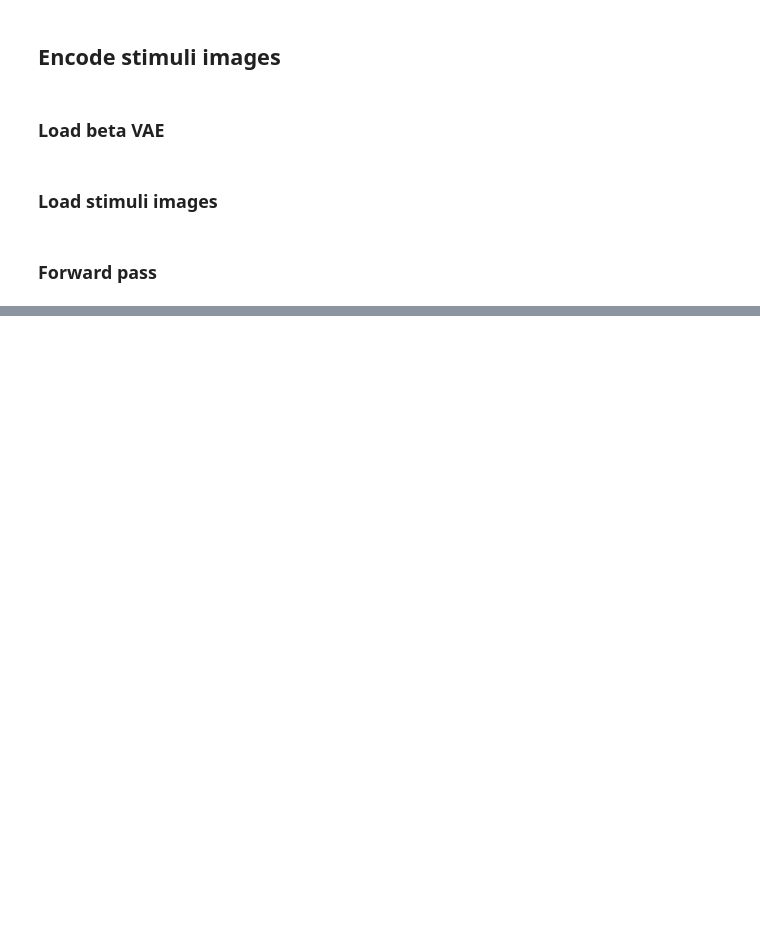
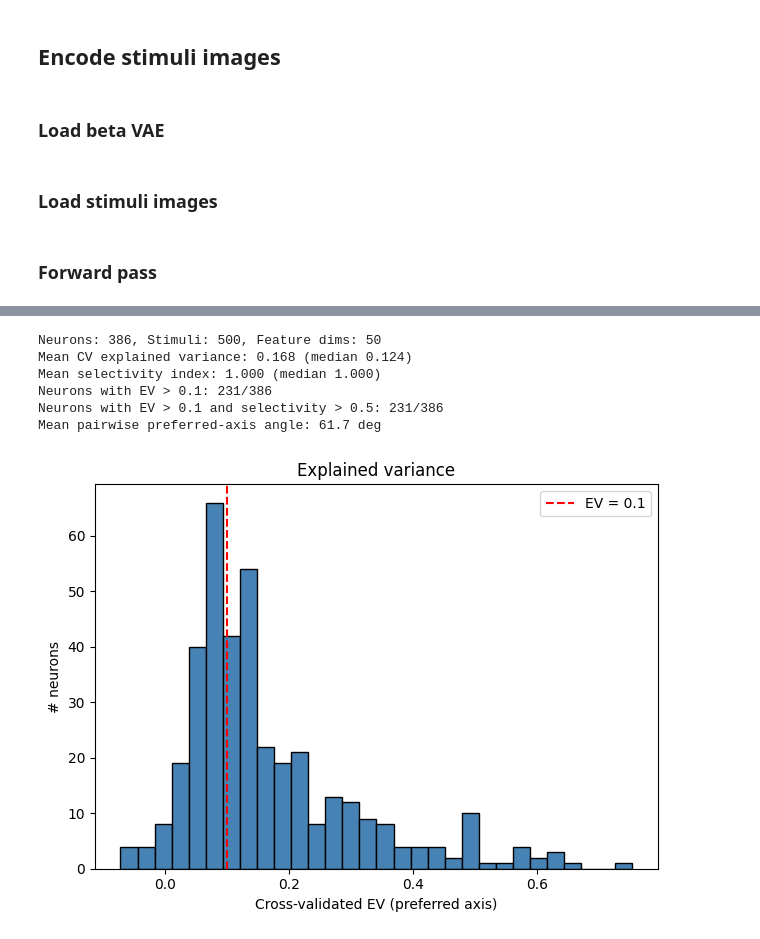
Before and after one commit to jhanliufu-personal/DiffusionBANMap, a Jupyter notebook: analysis/vae_neuron_alignment.ipynb, the cells around one changed output, grey strips where cells are left out. Cells and saved outputs as stored; diff of their text form; code cells hidden in the pictures; blank space fills up the shorter version.

```diff
--- a/analysis/vae_neuron_alignment.ipynb
+++ b/analysis/vae_neuron_alignment.ipynb
@@ -184,0 +91,57 @@ plt.show()
+# %%
+stimuli_embeddings = alexnet_fc6_latents
+
+axis_tuning_results = compute_population_axis_tuning(
+    neural_matrix, stimuli_embeddings, method='sta'
+)
+
+ev = axis_tuning_results['explained_variance']
+sel = axis_tuning_results['selectivity_index']
+
+print(f"Neurons: {neural_matrix.shape[0]}, Stimuli: {neural_matrix.shape[1]}, Feature dims: {alexnet_fc6_latents.shape[1]}")
+print(f"Mean CV explained variance: {ev.mean():.3f} (median {np.median(ev):.3f})")
+print(f"Mean selectivity index: {sel.mean():.3f} (median {np.median(sel):.3f})")
+print(f"Neurons with EV > 0.1: {(ev > 0.1).sum()}/{len(ev)}")
+print(f"Neurons with EV > 0.1 and selectivity > 0.5: {((ev > 0.1) & (sel > 0.5)).sum()}/{len(ev)}")
+print(f"Mean pairwise preferred-axis angle: {axis_tuning_results['mean_pairwise_angle_deg']:.1f} deg")
+# %% [output]
+Neurons: 386, Stimuli: 500, Feature dims: 50
+Mean CV explained variance: 0.168 (median 0.124)
+Mean selectivity index: 1.000 (median 1.000)
+Neurons with EV > 0.1: 231/386
+Neurons with EV > 0.1 and selectivity > 0.5: 231/386
+Mean pairwise preferred-axis angle: 61.7 deg
+# %%
+# fig, axes_ = plt.subplots(1, 3, figsize=(15, 4))
+
+# axes_[0].hist(ev, bins=30, color='steelblue', edgecolor='black')
+# axes_[0].axvline(0.1, color='red', linestyle='--', label='EV = 0.1')
+# axes_[0].set_xlabel('Cross-validated EV (preferred axis)')
+# axes_[0].set_ylabel('# neurons')
+# axes_[0].set_title('Explained variance')
+# axes_[0].legend()
+
+# axes_[1].hist(sel, bins=30, color='seagreen', edgecolor='black')
+# axes_[1].axvline(0.5, color='red', linestyle='--', label='selectivity = 0.5')
+# axes_[1].set_xlabel('Selectivity index')
+# axes_[1].set_title('Axis selectivity')
+# axes_[1].legend()
+
+# axes_[2].scatter(ev, sel, alpha=0.6, s=20, c=sel, cmap='RdYlGn')
+# axes_[2].axhline(0.5, color='red', linestyle='--', linewidth=1)
+# axes_[2].axvline(0.1, color='blue', linestyle='--', linewidth=1)
+# axes_[2].set_xlabel('Explained variance')
+# axes_[2].set_ylabel('Selectivity index')
+# axes_[2].set_title('EV vs. selectivity')
+
+plt.hist(ev, bins=30, color='steelblue', edgecolor='black')
+plt.axvline(0.1, color='red', linestyle='--', label='EV = 0.1')
+plt.xlabel('Cross-validated EV (preferred axis)')
+plt.ylabel('# neurons')
+plt.title('Explained variance')
+plt.legend()
+
+plt.tight_layout()
+plt.show()
+# %% [output]
+[figure, added]
```
Also changed, not shown: parts of 16 cells of this notebook, 7 other files.
